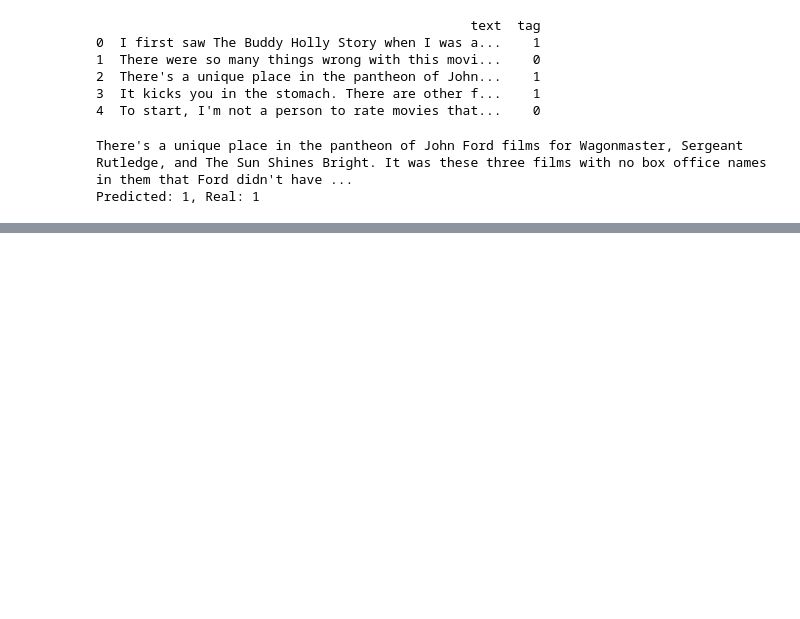
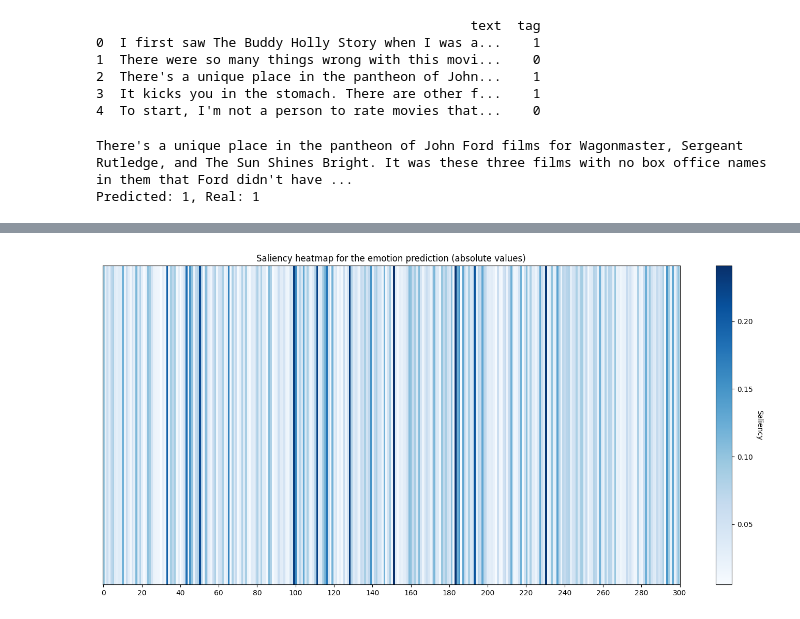
Before and after one commit to AsterisCrack/rnn_explainability, a Jupyter notebook: src/AgnosticModels/Saliency_Maps.ipynb, the cells around one changed output, grey strips where cells are left out. Cells and saved outputs as stored; diff of their text form; code cells hidden in the pictures; blank space fills up the shorter version.

```diff
--- a/src/AgnosticModels/Saliency_Maps.ipynb
+++ b/src/AgnosticModels/Saliency_Maps.ipynb
@@ -229,0 +314,4 @@ plot_sailency_map(saliency_list_embedding, sentence)
+# %%
+plot_sailency_map_abs(saliency_list_embedding, "")
+# %% [output]
+[figure, added]
```
Also changed, not shown: parts of 10 cells of this notebook.
